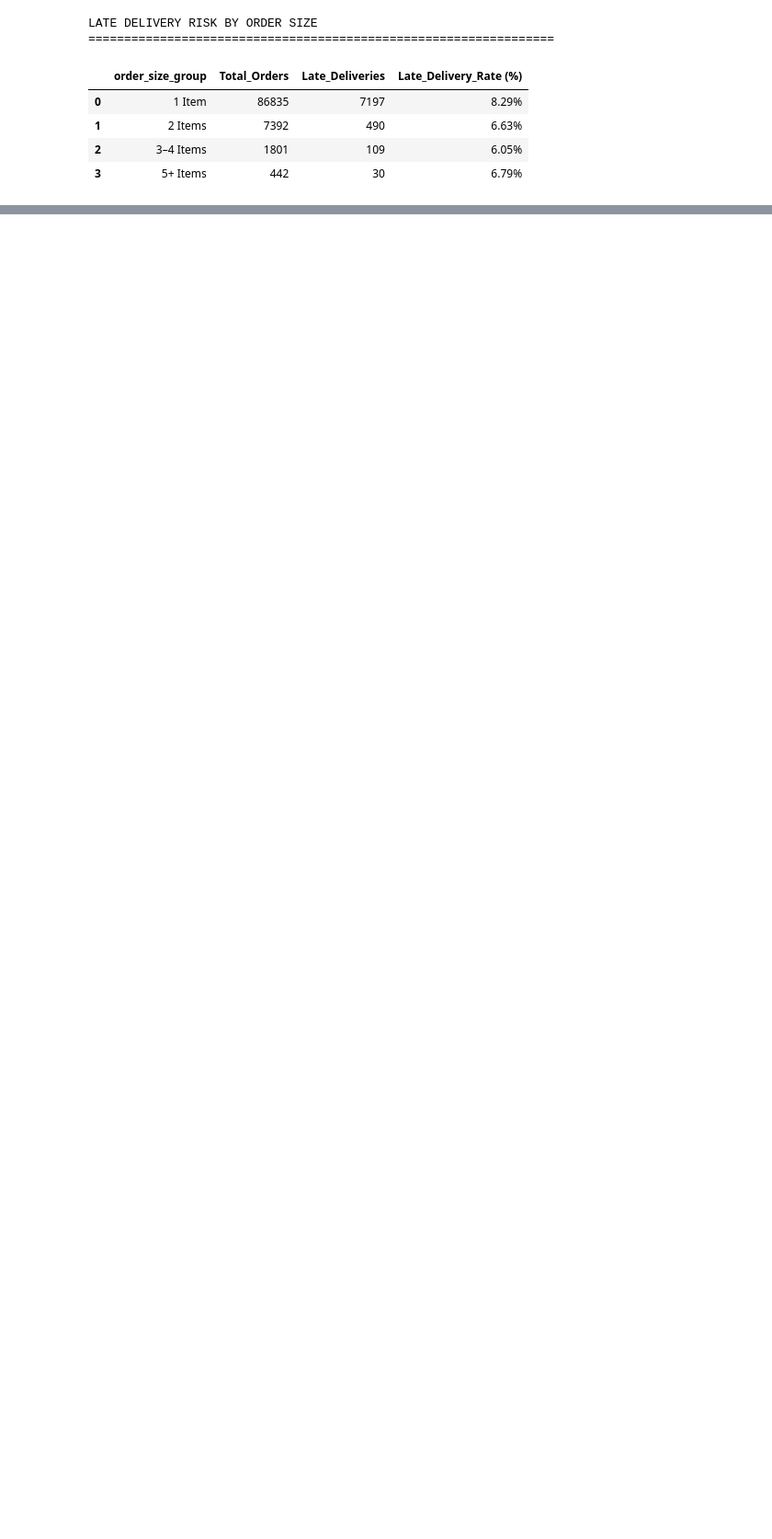
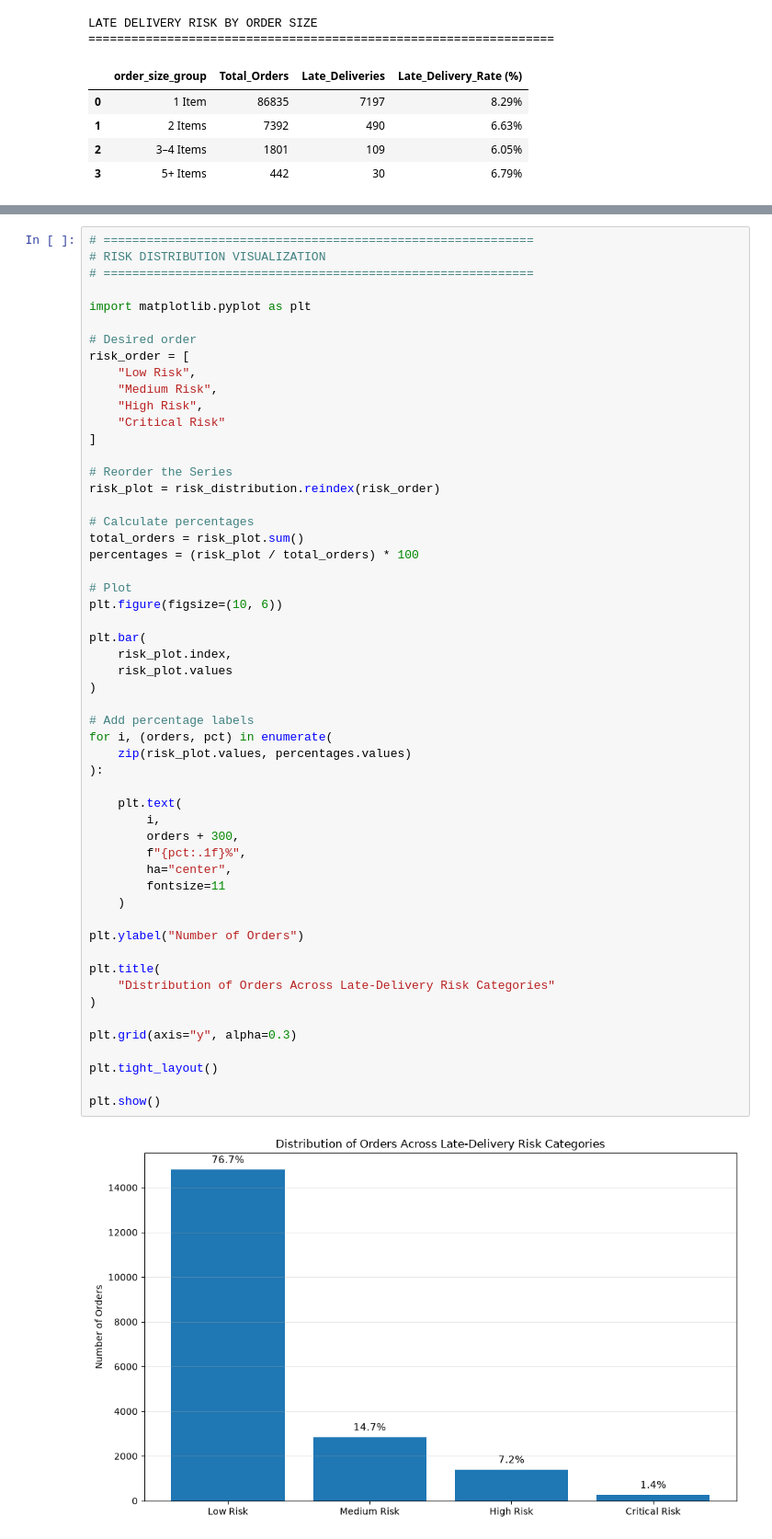
Before and after one commit to abhisarthak/AI-Driven-Circular-Supply-Chain-Optimization, a Jupyter notebook: notebooks/02_data_preprocessing.ipynb, the cells around one changed output, grey strips where cells are left out. Shown at 92% size. Cells and saved outputs as stored; diff of their text form; blank space fills up the shorter version.

```diff
--- a/notebooks/02_data_preprocessing.ipynb
+++ b/notebooks/02_data_preprocessing.ipynb
@@ -4194,0 +4765,56 @@ LATE DELIVERY RISK BY ORDER SIZE
+# %%
+# ============================================================
+# RISK DISTRIBUTION VISUALIZATION
+# ============================================================
+
+import matplotlib.pyplot as plt
+
+# Desired order
+risk_order = [
+    "Low Risk",
+    "Medium Risk",
+    "High Risk",
+    "Critical Risk"
+]
+
+# Reorder the Series
+risk_plot = risk_distribution.reindex(risk_order)
+
+# Calculate percentages
+total_orders = risk_plot.sum()
+percentages = (risk_plot / total_orders) * 100
+
+# Plot
+plt.figure(figsize=(10, 6))
+
+plt.bar(
+    risk_plot.index,
+    risk_plot.values
+)
+
+# Add percentage labels
+for i, (orders, pct) in enumerate(
+    zip(risk_plot.values, percentages.values)
+):
+
+    plt.text(
+        i,
+        orders + 300,
+        f"{pct:.1f}%",
+        ha="center",
+        fontsize=11
+    )
+
+plt.ylabel("Number of Orders")
+
+plt.title(
+    "Distribution of Orders Across Late-Delivery Risk Categories"
+)
+
+plt.grid(axis="y", alpha=0.3)
+
+plt.tight_layout()
+
+plt.show()
+# %% [output]
+[figure, added]
```
Also changed, not shown: parts of 14 cells of this notebook, 9 other files.
